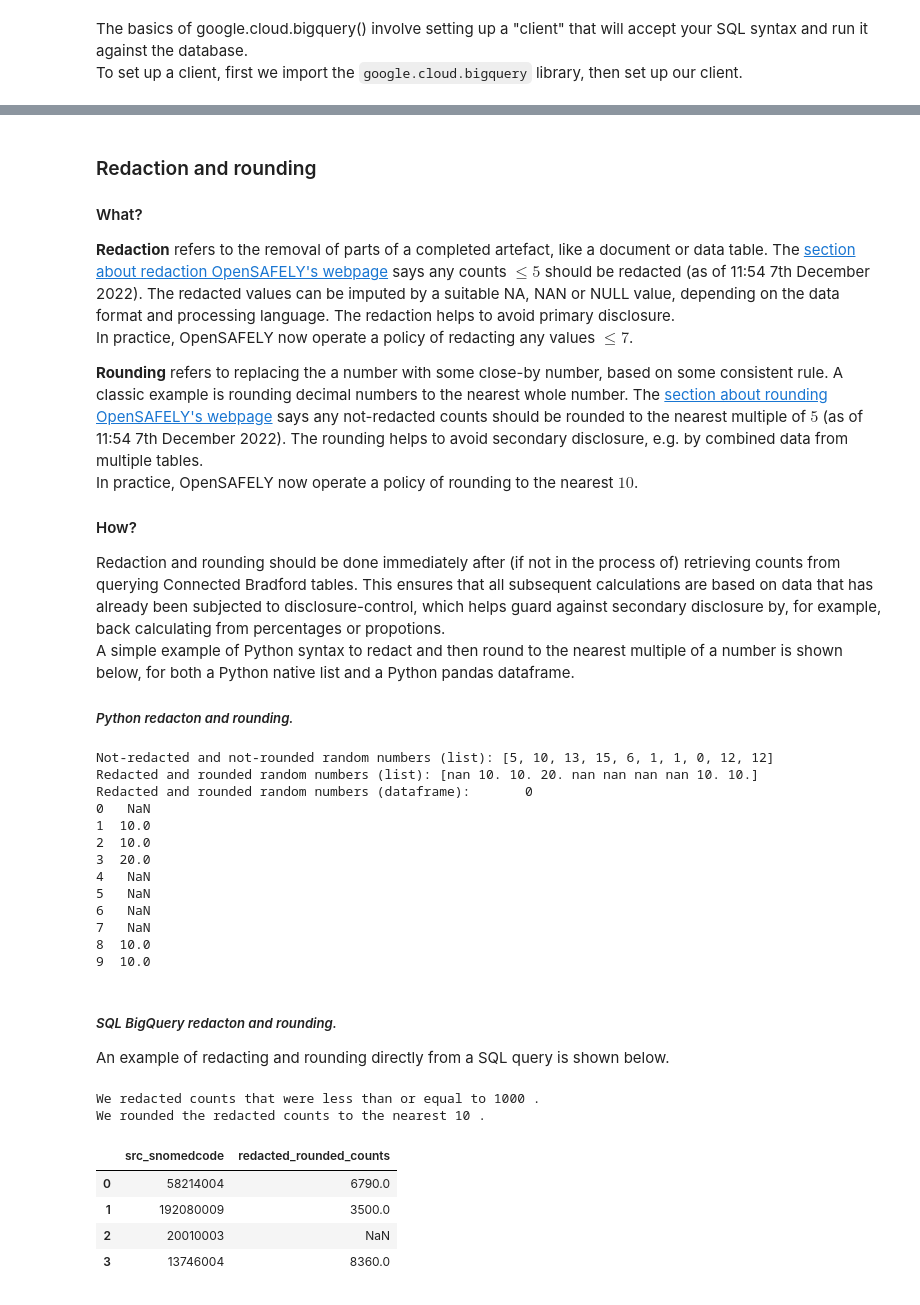
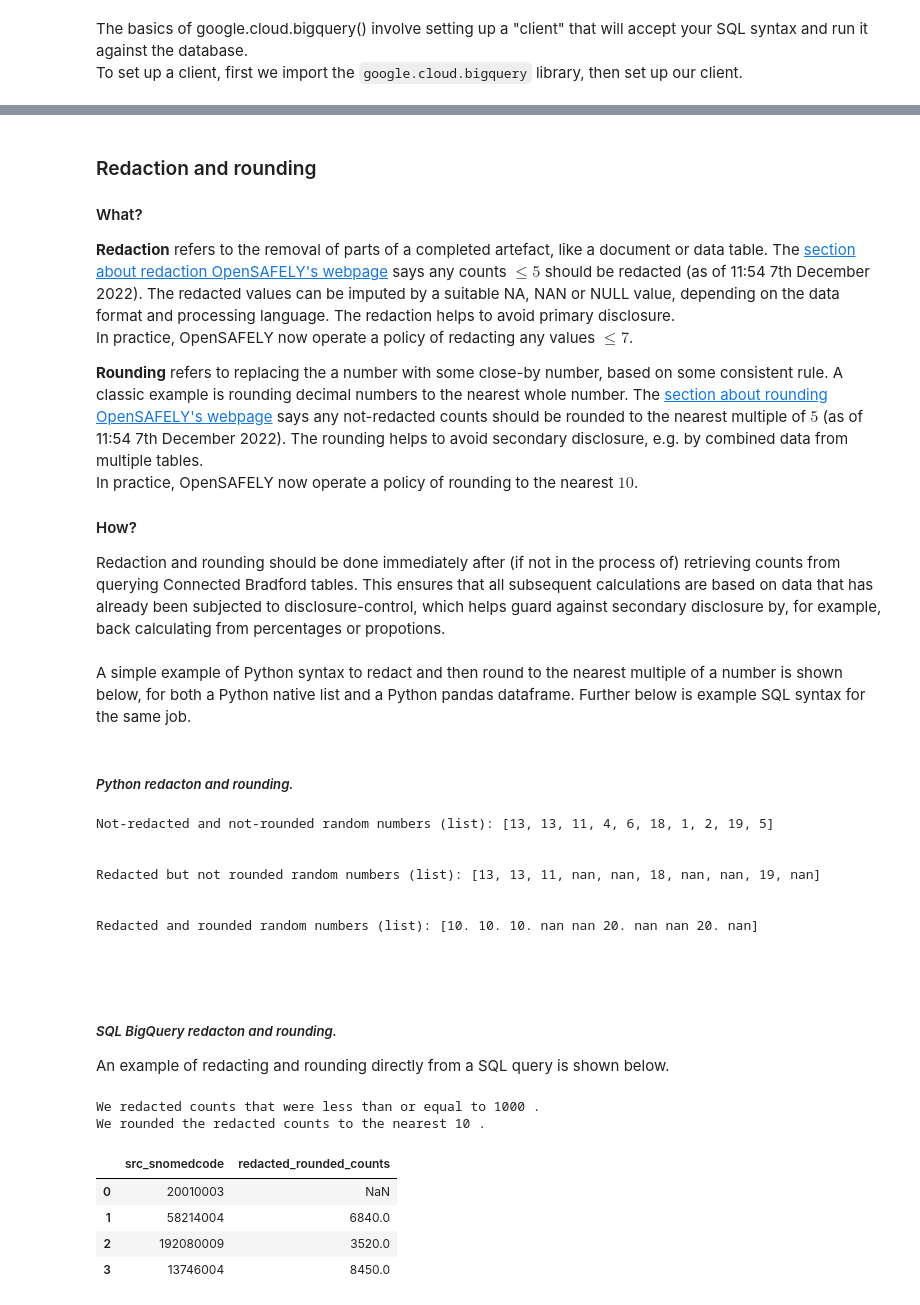
Before and after one commit to ConnectedBradford/c-mcinerney-workspace, a Jupyter notebook: Presentation/cB pres_2022 12 12.ipynb, the cells around one changed output, grey strips where cells are left out. Cells and saved outputs as stored; diff of their text form; code cells hidden in the pictures.

```diff
--- a/Presentation/cB pres_2022 12 12.ipynb
+++ b/Presentation/cB pres_2022 12 12.ipynb
@@ -187,8 +337,11 @@ In practice, OpenSAFELY now operate a policy of rounding to the nearest $10$.
 #### How?
 Redaction and rounding should be done immediately after (if not in the process of) retrieving counts from querying Connected Bradford tables. This ensures that all subsequent calculations are based on data that has already been subjected to disclosure-control, which helps guard against secondary disclosure by, for example, back calculating from percentages or propotions.
 <br/>
-A simple example of Python syntax to redact and then round to the nearest multiple of a number is shown below, for both a Python native list and a Python pandas dataframe.
 <br/>
+A simple example of Python syntax to redact and then round to the nearest multiple of a number is shown below, for both a Python native list and a Python pandas dataframe. Further below is example SQL syntax for the same job.
+<br/>
+<br/>
+
 ##### _Python redacton and rounding._
 # %%
 # Import libraries.
@@ -210,36 +363,33 @@ print("Not-redacted and not-rounded random numbers (list):", my_random_list)
 # Redact numbers below the redaction threshold.
 redacted_list = [numpy.NaN if i <= redaction_threshold else i for i in my_random_list]
 redacted_dataframe = my_random_dataframe.applymap(lambda x: numpy.nan if x <= redaction_threshold else x)
-#print("Redacted but not rounded random numbers (list):", redacted_list)
-#print("Redacted but not rounded random numbers (dataframe):", redacted_dataframe)
+print("\n\nRedacted but not rounded random numbers (list):", redacted_list)
+#print("\n\nRedacted but not rounded random numbers (dataframe):", redacted_dataframe)
 
 # Round numbers to target rounding number.
 redacted_rounded_list = numpy.round((numpy.array(redacted_list) / target_round)) * target_round
 redacted_rounded_dataframe = (round(redacted_dataframe / target_round) * target_round)
-#print("Redacted and rounded random numbers (list):", redacted_rounded_list)
-#print("Redacted and rounded random numbers (dataframe):", redacted_rounded_dataframe)
+print("\n\nRedacted and rounded random numbers (list):", redacted_rounded_list)
+#print("\n\nRedacted and rounded random numbers (dataframe):", redacted_rounded_dataframe)
 
 
 # Do it all in one.
 redacted_rounded_list_2 = numpy.round((numpy.array([numpy.NaN if i <= redaction_threshold else i for i in my_random_list]) / target_round)) * target_round
 redacted_rounded_dataframe_2 =  (my_random_dataframe.applymap(lambda x: numpy.nan if x <= redaction_threshold else x) / target_round).round() * target_round
-print("Redacted and rounded random numbers (list):", redacted_rounded_list_2)
-print("Redacted and rounded random numbers (dataframe):", redacted_rounded_dataframe_2)
+#print("\n\nRedacted and rounded random numbers (list):", redacted_rounded_list_2)
+#print("\n\nRedacted and rounded random numbers (dataframe):", redacted_rounded_dataframe_2)
 # %% [output]
-Not-redacted and not-rounded random numbers (list): [5, 10, 13, 15, 6, 1, 1, 0, 12, 12]
-Redacted and rounded random numbers (list): [nan 10. 10. 20. nan nan nan nan 10. 10.]
-Redacted and rounded random numbers (dataframe):       0
-0   NaN
-1  10.0
-2  10.0
-3  20.0
-4   NaN
-5   NaN
-6   NaN
-7   NaN
-8  10.0
-9  10.0
+Not-redacted and not-rounded random numbers (list): [13, 13, 11, 4, 6, 18, 1, 2, 19, 5]
+
+
+Redacted but not rounded random numbers (list): [13, 13, 11, nan, nan, 18, nan, nan, 19, nan]
+
+
+Redacted and rounded random numbers (list): [10. 10. 10. nan nan 20. nan nan 20. nan]
 # %% [markdown]
+<br/>
+<br/>
+
 ##### _SQL BigQuery redacton and rounding._
 An example of redacting and rounding directly from a SQL query is shown below.
 # %%
@@ -254,14 +404,11 @@ client = bigquery.Client()
 # ## I update the redaction threshold to a much larger number
 # ## just to illustrate an example redaction in the output.
 redaction_threshold = 1000
+target_round = 10
 
 # Define strings of SQL syntax.
 # ##
 # ## Declare your redaction threshold and target rounding number.
-# ##
-# ## Note: this string assumes you have already defined these
-# ## parameters as python variables, which we did in the previous
-# ## examples.
 sql_variables = """
 DECLARE redaction_threshold INT64 DEFAULT """ + str(redaction_threshold) + """;
 DECLARE target_round INT64 DEFAULT """ + str(target_round) + """;
@@ -276,7 +423,7 @@ SELECT
     src_snomedcode,
     COUNT(person_id) AS my_count
 FROM
-    yhcr-prd-phm-bia-core.CY_MYSPACE_CMC.tbl_SRCode
+    yhcr-prd-phm-bia-core.CY_FDM_PrimaryCare_v5.tbl_SRCode
 WHERE
     src_snomedcode IN ('13746004', '20010003', '192080009', '58214004')
 GROUP BY
@@ -303,34 +450,34 @@ redact_sql = """
 """
 
 # Define the rounding SQL syntax.
 # ##
 # ## This string is written on the assumption that it is run
 # ## as the final piece of SQL syntax, and that it accepts
 # ## redact_sql as input.
 round_sql = """
 SELECT
     src_snomedcode,
     ROUND(redacted_counts / target_round ) * target_round AS redacted_rounded_counts
 FROM
     redact_sql
 """
 
 # Run all SQL strings and store in a pandas.DataFrame.
 bqTable = client.query(sql_variables +
                        "WITH my_sql_syntax AS (" +
                        my_sql_syntax +
                        ")" +
                        redact_sql +
                        round_sql
                       ).to_dataframe()
 print("We redacted counts that were less than or equal to", redaction_threshold, ".")
 print("We rounded the redacted counts to the nearest", target_round, ".")
 bqTable
 # %% [output]
 We redacted counts that were less than or equal to 1000 .
 We rounded the redacted counts to the nearest 10 .
 |  | src_snomedcode | redacted_rounded_counts |
-| 0 | 58214004 | 6790.0 |
-| 1 | 192080009 | 3500.0 |
-| 2 | 20010003 | NaN |
-| 3 | 13746004 | 8360.0 |
+| 0 | 20010003 | NaN |
+| 1 | 58214004 | 6840.0 |
+| 2 | 192080009 | 3520.0 |
+| 3 | 13746004 | 8450.0 |
```
Also changed, not shown: parts of 24 cells of this notebook, 8 other files.
